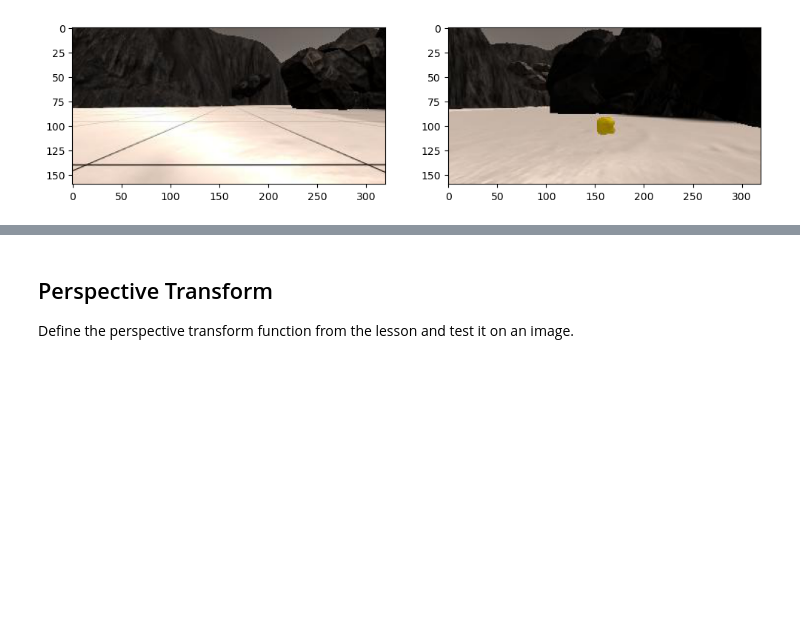
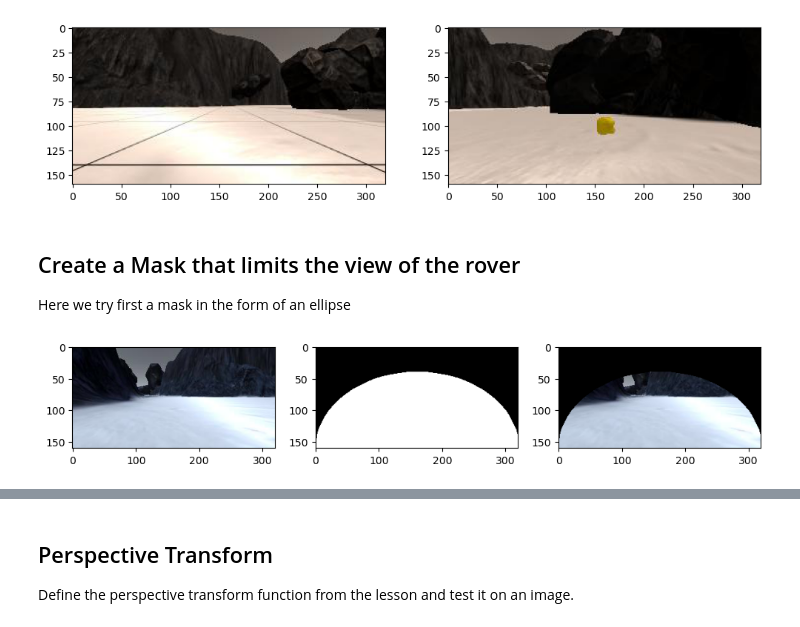
Before and after one commit to Zakaria-Madkour/Computer-Vision-, a Jupyter notebook: code/Pipeline_Stages.ipynb, the cells around one changed output, grey strips where cells are left out. Saved outputs shown, nothing was run; the diff lists cells and outputs as text; code cells hidden in the pictures; blank space fills up the shorter version.

Commit message:
Phase2 initial change to limit the view and send rock data for decision making

```diff
--- a/code/Pipeline_Stages.ipynb
+++ b/code/Pipeline_Stages.ipynb
@@ -72,3 +72,35 @@ plt.imshow(rock_img)
 # %% [output]
 <matplotlib.image.AxesImage at 0x...>
 [figure]
+# %% [markdown]
+## Create a Mask that limits the view of the rover
+Here we try first a mask in the form of an ellipse
+# %%
+example_grid = "../calibration_images/example_grid1.jpg"
+
+grid_img = cv2.imread(example_grid)
+grid_img = image
+
+# create a mask image of the same shape as input image, filled with 0s (black color)
+mask = np.zeros_like(grid_img)
+rows, cols,_ = mask.shape
+# create a white filled ellipse
+mask=cv2.ellipse(mask, center=(int(cols/2), int(rows)), axes=(int(cols/2), int(rows*3/4)), angle=0, startAngle=180, endAngle=360, color=(255,255,255), thickness=-1)
+# Bitwise AND operation to black out regions outside the mask
+result = np.bitwise_and(grid_img,mask)
+# Convert from BGR to RGB for displaying correctly in matplotlib
+# Note that you needn't do this for displaying using OpenCV's imshow()
+image_rgb = cv2.cvtColor(grid_img, cv2.COLOR_BGR2RGB)
+mask_rgb = cv2.cvtColor(mask, cv2.COLOR_BGR2RGB)
+result_rgb = cv2.cvtColor(result, cv2.COLOR_BGR2RGB)
+# Plotting the results
+fig = plt.figure(figsize=(12, 3))
+plt.subplot(131)
+plt.imshow(image_rgb)
+plt.subplot(132)
+plt.imshow(mask_rgb)
+plt.subplot(133)
+plt.imshow(result_rgb)
+plt.show()
+# %% [output]
+[figure, added]
```
Also changed, not shown: parts of 3 cells of this notebook, 1 other file.
